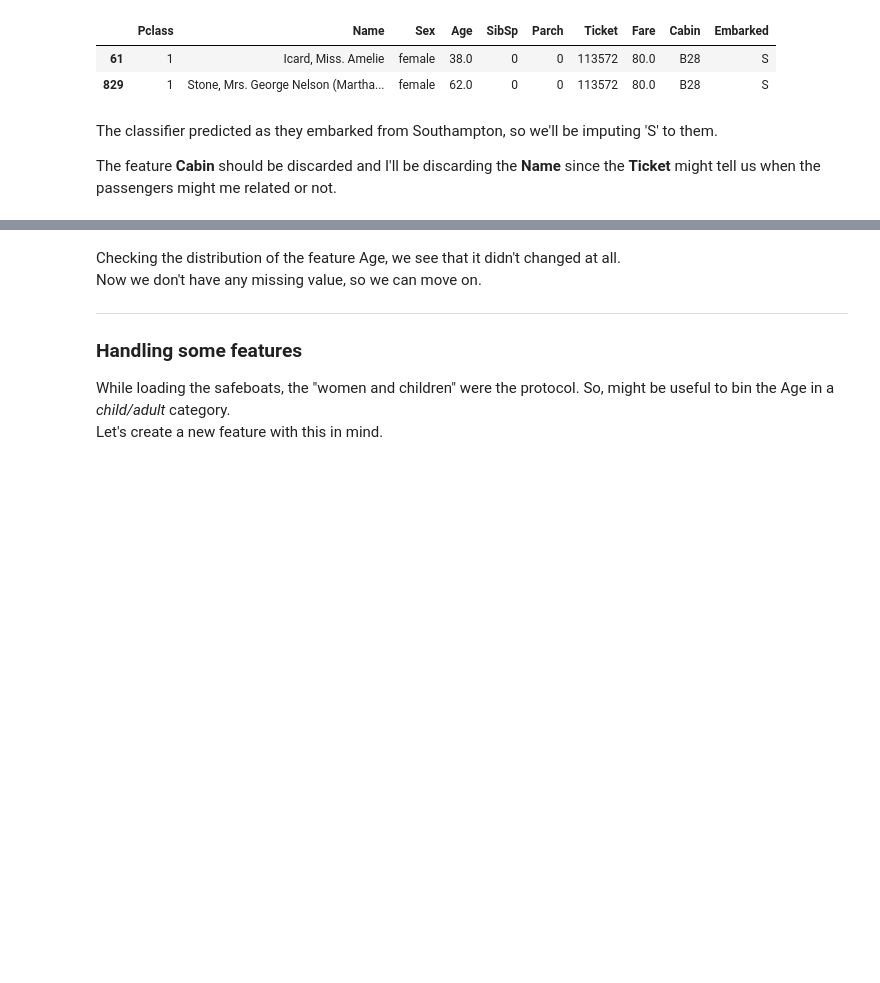
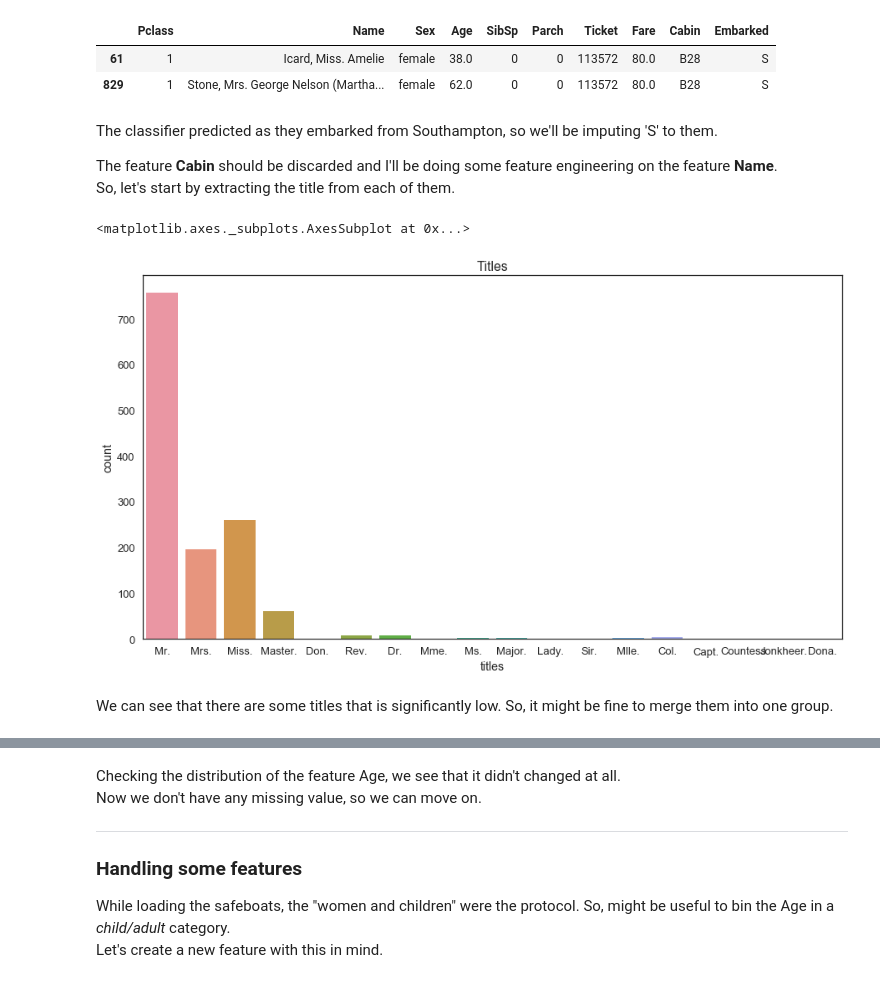
Before and after one commit to NekuSakuraba/kaggle_exploration, a Jupyter notebook: Titanic - Machine Learning from Disaster/Titanic - Machine Learning from Disaster .ipynb, the cells around one changed output, grey strips where cells are left out. Saved outputs shown, nothing was run; the diff lists cells and outputs as text; code cells hidden in the pictures; blank space fills up the shorter version.

```diff
--- a/Titanic - Machine Learning from Disaster/Titanic - Machine Learning from Disaster .ipynb
+++ b/Titanic - Machine Learning from Disaster/Titanic - Machine Learning from Disaster .ipynb
@@ -228,6 +237,7 @@ X.loc[[61, 829]]
 # %% [markdown]
 The classifier predicted as they embarked from Southampton, so we'll be imputing 'S' to them.
 
-The feature **Cabin** should be discarded and I'll be discarding the **Name** since the **Ticket** might tell us when the passengers might me related or not.
+The feature **Cabin** should be discarded and I'll be doing some feature engineering on the feature **Name**. <br />
+So, let's start by extracting the title from each of them.
 # %%
 del X['Cabin']
@@ -234,0 +252,9 @@ del X['Name']
+# %%
+plt.figure(figsize=(15, 8))
+plt.title('Titles')
+sns.countplot(data=X, x='titles')
+# %% [output]
+<matplotlib.axes._subplots.AxesSubplot at 0x...>
+[figure, added]
+# %% [markdown]
+We can see that there are some titles that is significantly low. So, it might be fine to merge them into one group.
```
Also changed, not shown: parts of 53 cells of this notebook.
